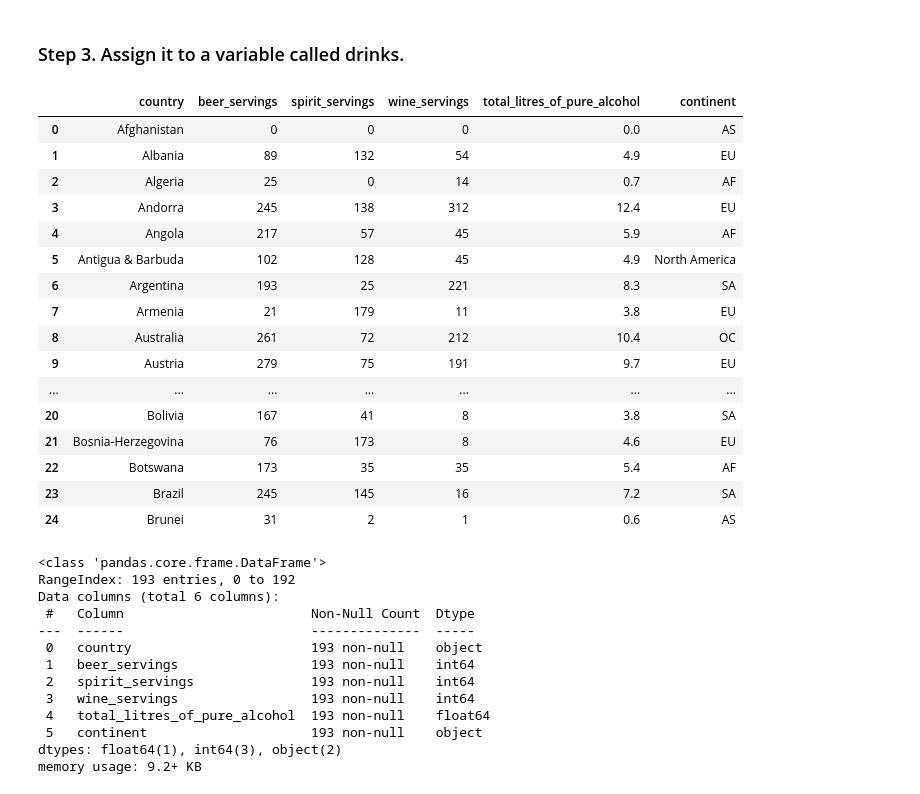
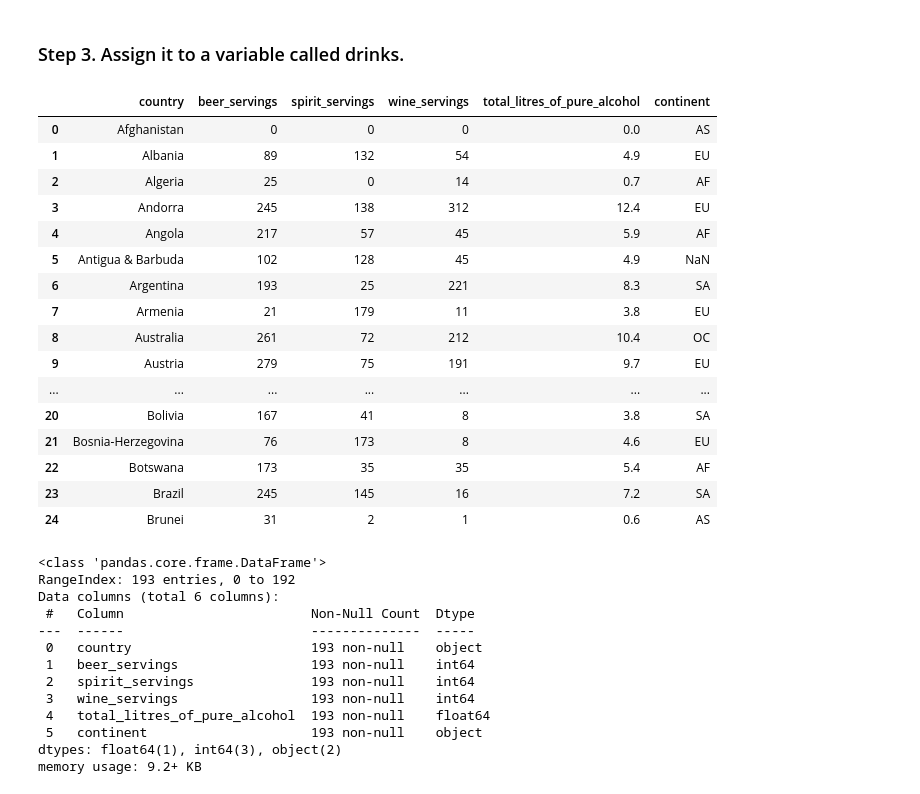
Before and after one commit to asierrodri/ONLINE_DS_THEBRIDGE_MODULOS, a Jupyter notebook: 2-Data_Analysis/2-Pandas/Practica/4-Alcohol_Consumption/Alcohol_Consumption_Asier.ipynb, the cells around one changed output. Saved outputs shown, nothing was run; the diff lists cells and outputs as text; code cells hidden in the pictures.

```diff
--- a/2-Data_Analysis/2-Pandas/Practica/4-Alcohol_Consumption/Alcohol_Consumption_Asier.ipynb
+++ b/2-Data_Analysis/2-Pandas/Practica/4-Alcohol_Consumption/Alcohol_Consumption_Asier.ipynb
@@ -14,16 +14,15 @@ import numpy as np
 # %%
 url = "https://raw.githubusercontent.com/justmarkham/DAT8/master/data/drinks.csv"
 drinks = pd.read_csv(url)
-drinks["continent"] = drinks["continent"].fillna("North America")
 drinks.head(25)
 # %% [output]
 |  | country | beer_servings | spirit_servings | wine_servings | total_litres_of_pure_alcohol | continent |
 | 0 | Afghanistan | 0 | 0 | 0 | 0.0 | AS |
 | 1 | Albania | 89 | 132 | 54 | 4.9 | EU |
 | 2 | Algeria | 25 | 0 | 14 | 0.7 | AF |
 | 3 | Andorra | 245 | 138 | 312 | 12.4 | EU |
 | 4 | Angola | 217 | 57 | 45 | 5.9 | AF |
-| 5 | Antigua & Barbuda | 102 | 128 | 45 | 4.9 | North America |
+| 5 | Antigua & Barbuda | 102 | 128 | 45 | 4.9 | NaN |
 | 6 | Argentina | 193 | 25 | 221 | 8.3 | SA |
 | 7 | Armenia | 21 | 179 | 11 | 3.8 | EU |
 | 8 | Australia | 261 | 72 | 212 | 10.4 | OC |
```
Also changed, not shown: parts of 1 cell of this notebook, 11 other files.
